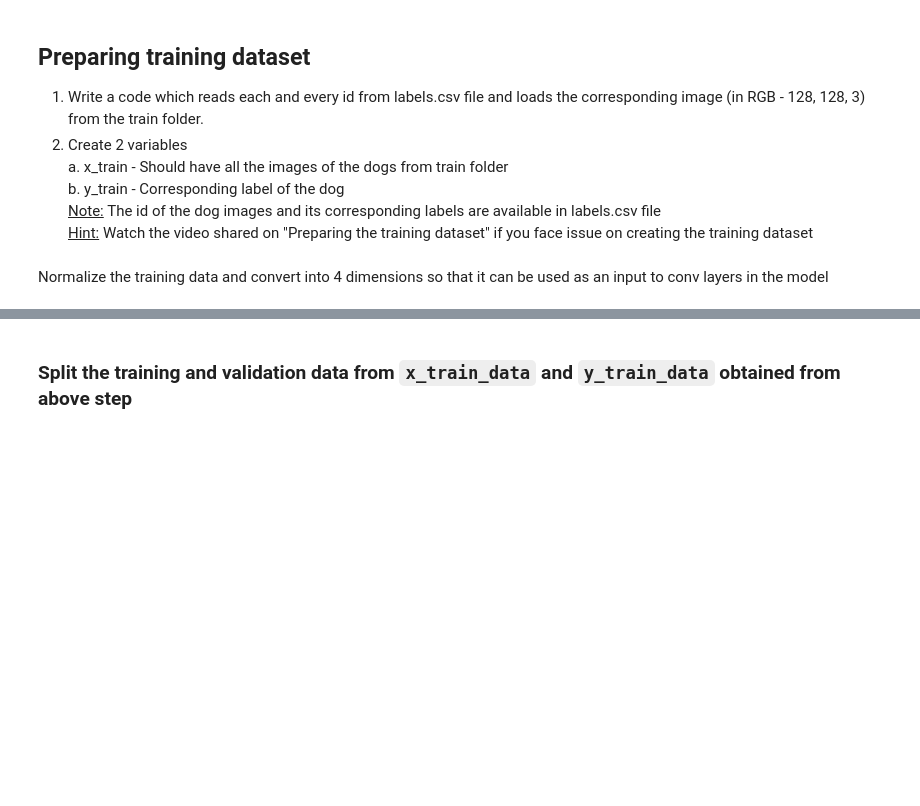
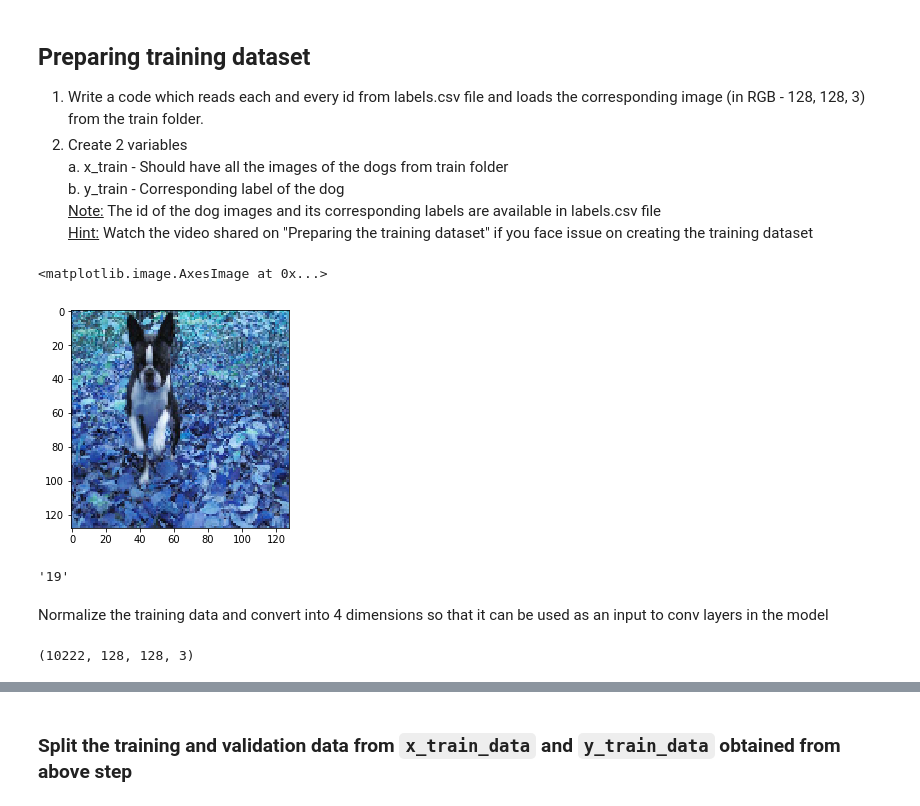
Before and after one commit to SaurabhPPatel/AIML-Saurabh, a Jupyter notebook: CV_Project2_Dog_Breed_Classification_Questions.ipynb, the cells around one changed output, grey strips where cells are left out. Drawn from its saved outputs; the diff is of its cells as text; code cells hidden in the pictures; blank space fills up the shorter version.

```diff
--- a/CV_Project2_Dog_Breed_Classification_Questions.ipynb
+++ b/CV_Project2_Dog_Breed_Classification_Questions.ipynb
@@ -103,3 +88,6 @@ labels_join.sample(5)
+# %%
+labels['breed_cat'] = le.fit_transform(labels['breed'])
+labels['breed_cat']=labels['breed_cat'].astype('str')
 # %% [markdown]
 ## Preparing training dataset
 1. Write a code which reads each and every id from labels.csv file and loads the corresponding image (in RGB - 128, 128, 3) from the train folder. <br>
@@ -108,3 +96,5 @@ labels_join.sample(5)
      b.  y_train - Corresponding label of the dog <br>
 <u>Note:</u> The id of the dog images and its corresponding labels are available in labels.csv file
 <u>Hint:</u> Watch the video shared on "Preparing the training dataset" if you face issue on creating the training dataset
+# %%
+labels_o = labels.drop('breed',axis=1)
@@ -111,2 +104,24 @@ labels_join.sample(5)
+# %%
+x_train_features = []
+y_train_results = []
+img_rows = 128
+img_cols = 128
+num_channels = 3
+# %%
+for f,img in tqdm(labels_o.values):
+    train_img = cv2.imread('./train/{}.jpg'.format(f),1)
+    train_img_resize = cv2.resize(train_img,(img_rows,img_cols))
+    x_train_features.append(train_img_resize) # x_train data set
+    y_train_results.append(img) #  y_train data set
+# %%
+import matplotlib.pyplot as plt
+plt.imshow(x_train_features[0])
+# %% [output]
+<matplotlib.image.AxesImage at 0x...>
+[figure, added]
+# %%
+y_train_results[0]
+# %% [output]
+'19'
 # %% [markdown]
 Normalize the training data and convert into 4 dimensions so that it can be used as an input to conv layers in the model
@@ -112,0 +134,4 @@ Normalize the training data and convert into 4 dimensions so that it can be used
+# %%
+x_train_features.shape
+# %% [output]
+(10222, 128, 128, 3)
```
Also changed, not shown: parts of 28 cells of this notebook.
